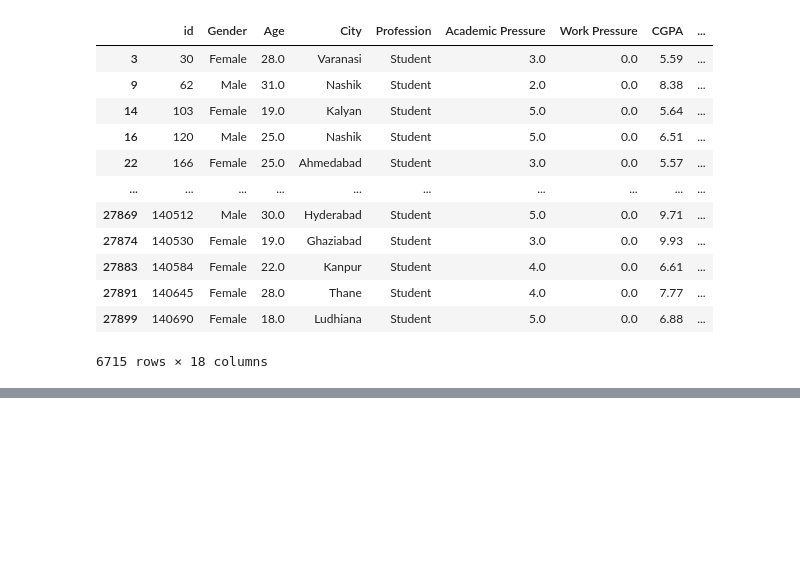
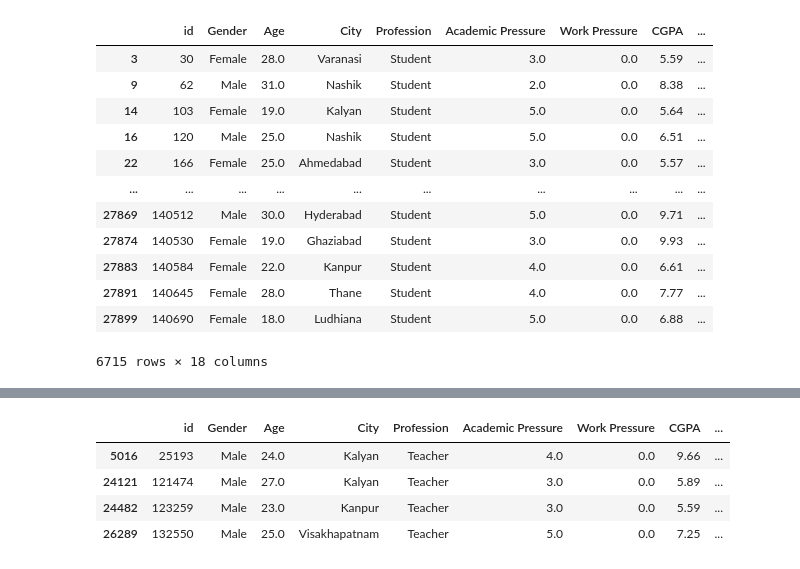
Before and after one commit to sarkar-ai-26/GenAi, a Jupyter notebook: GenAI_Learning/MachineLearning/PreRequisite/Pandas/PandasLearning_Series.ipynb, the cells around one changed output, grey strips where cells are left out. Drawn from its saved outputs; the diff is of its cells as text; code cells hidden in the pictures; blank space fills up the shorter version.

```diff
--- a/GenAI_Learning/MachineLearning/PreRequisite/Pandas/PandasLearning_Series.ipynb
+++ b/GenAI_Learning/MachineLearning/PreRequisite/Pandas/PandasLearning_Series.ipynb
@@ -592,0 +680,8 @@ sdp_df[sdp_df['Financial Stress'] == 5.0]
+# %%
+sdp_df[(sdp_df["Profession"]=="Teacher") & (sdp_df["Depression"]==1) & (sdp_df["Age"]< 30 )]
+# %% [output]
+|  | id | Gender | Age | City | Profession | Academic Pressure | Work Pressure | CGPA | ... |
+| 5016 | 25193 | Male | 24.0 | Kalyan | Teacher | 4.0 | 0.0 | 9.66 | ... |
+| 24121 | 121474 | Male | 27.0 | Kalyan | Teacher | 3.0 | 0.0 | 5.89 | ... |
+| 24482 | 123259 | Male | 23.0 | Kanpur | Teacher | 3.0 | 0.0 | 5.59 | ... |
+| 26289 | 132550 | Male | 25.0 | Visakhapatnam | Teacher | 5.0 | 0.0 | 7.25 | ... |
```
Also changed, not shown: parts of 13 cells of this notebook.
